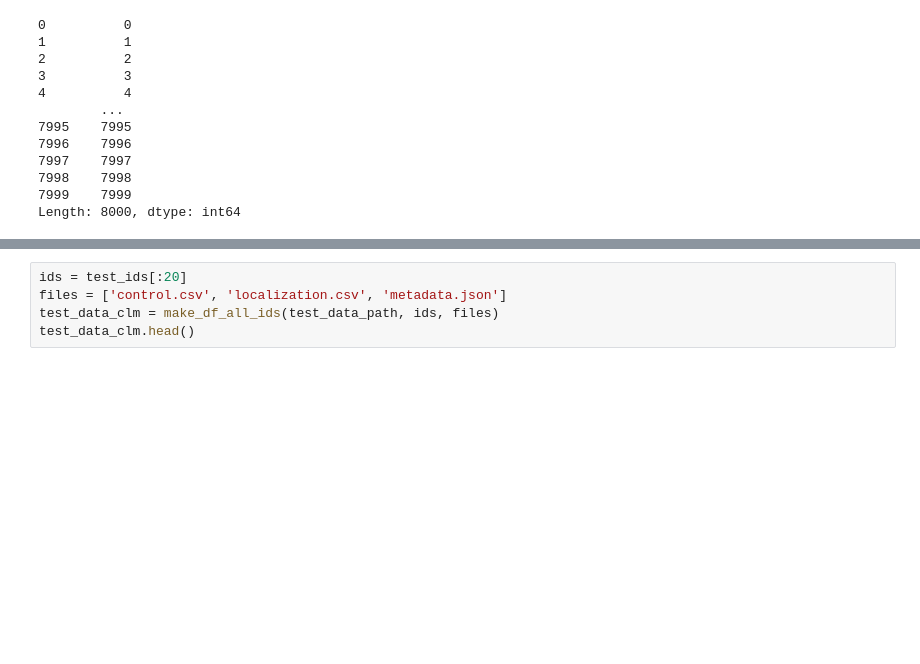
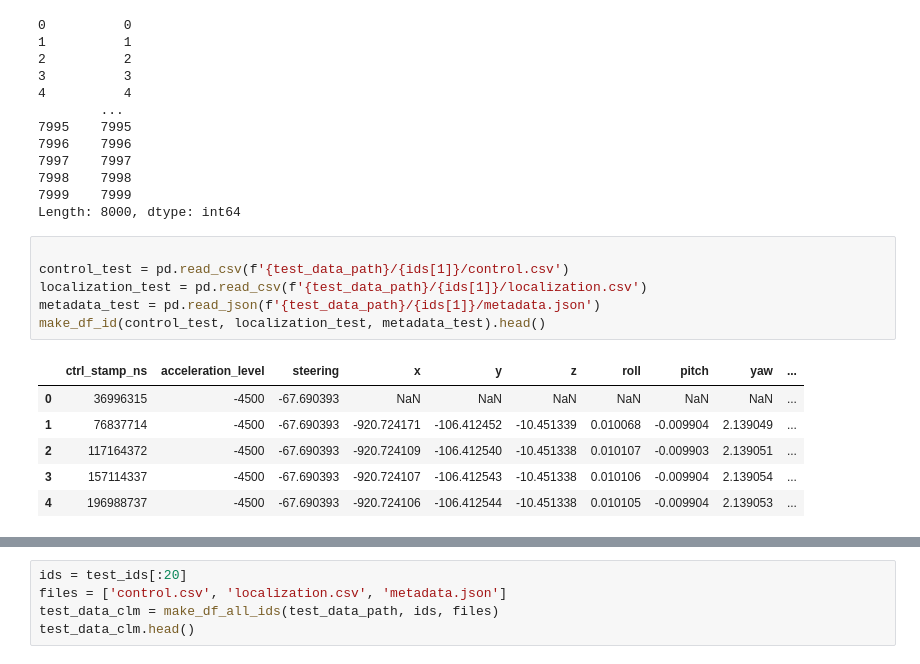
Before and after one commit to rvegrc/self_drive, a Jupyter notebook: self-driving.ipynb, the cells around one changed output, grey strips where cells are left out. Saved outputs shown, nothing was run; the diff lists cells and outputs as text; blank space fills up the shorter version.

```diff
--- a/self-driving.ipynb
+++ b/self-driving.ipynb
@@ -672,3 +697,16 @@ test_ids
 7998    7998
 7999    7999
 Length: 8000, dtype: int64
+# %%
+
+control_test = pd.read_csv(f'{test_data_path}/{ids[1]}/control.csv')
+localization_test = pd.read_csv(f'{test_data_path}/{ids[1]}/localization.csv')
+metadata_test = pd.read_json(f'{test_data_path}/{ids[1]}/metadata.json')
+make_df_id(control_test, localization_test, metadata_test).head()
+# %% [output]
+|  | ctrl_stamp_ns | acceleration_level | steering | x | y | z | roll | pitch | yaw | ... |
+| 0 | 36996315 | -4500 | -67.690393 | NaN | NaN | NaN | NaN | NaN | NaN | ... |
+| 1 | 76837714 | -4500 | -67.690393 | -920.724171 | -106.412452 | -10.451339 | 0.010068 | -0.009904 | 2.139049 | ... |
+| 2 | 117164372 | -4500 | -67.690393 | -920.724109 | -106.412540 | -10.451338 | 0.010107 | -0.009903 | 2.139051 | ... |
+| 3 | 157114337 | -4500 | -67.690393 | -920.724107 | -106.412543 | -10.451338 | 0.010106 | -0.009904 | 2.139054 | ... |
+| 4 | 196988737 | -4500 | -67.690393 | -920.724106 | -106.412544 | -10.451338 | 0.010105 | -0.009904 | 2.139053 | ... |
```
Also changed, not shown: parts of 21 cells of this notebook.
